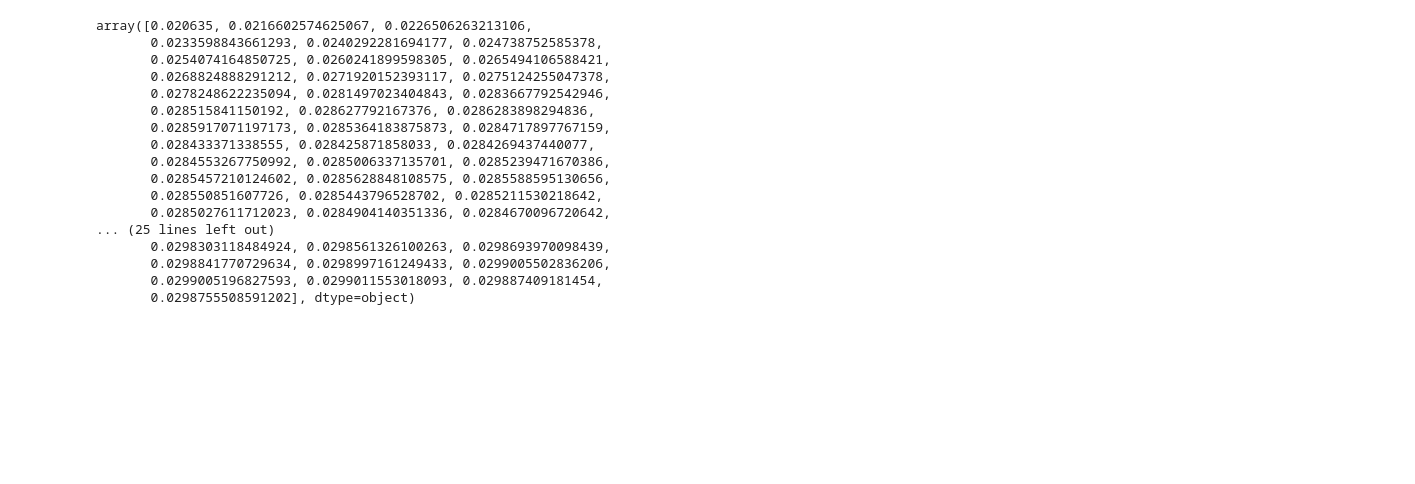
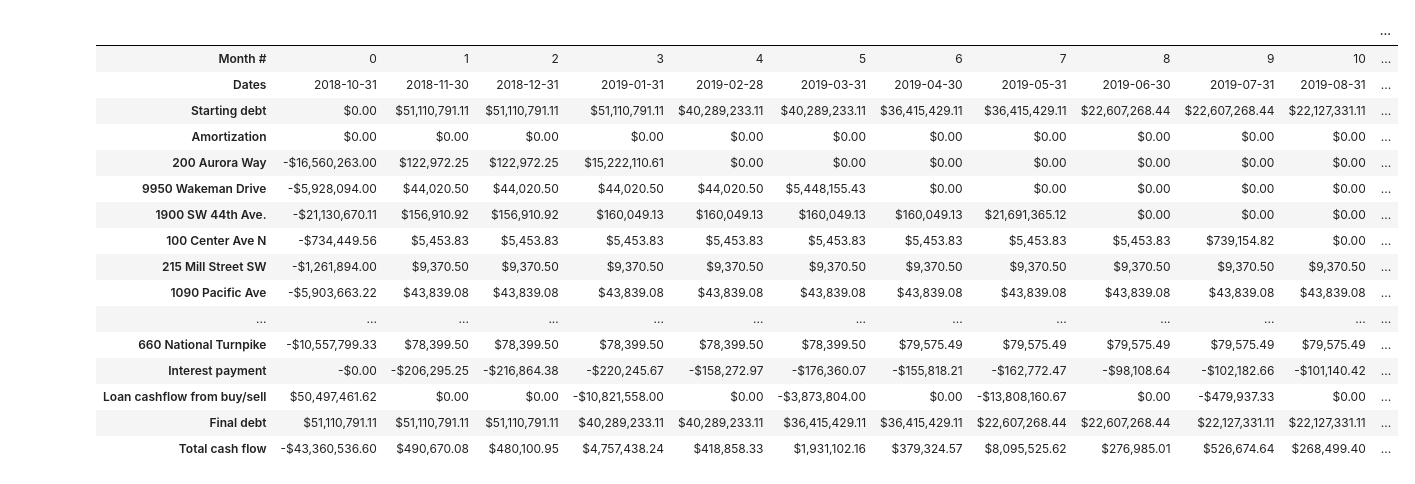
Before and after one commit to ggrillo93/financial-modelling, a Jupyter notebook: Strategic NNN.ipynb, the cells around one changed output. Saved outputs shown, nothing was run; the diff lists cells and outputs as text; code cells hidden in the pictures; blank space fills up the shorter version.

```diff
--- a/Strategic NNN.ipynb
+++ b/Strategic NNN.ipynb
@@ -143,2 +156,2 @@ alldates, amort, propcf, interest, loanpay, debt = portcf(names, sdate, bcaps, s
 # %%
-viewportcf(names, alldates, amort, propcf, interest, loanpay, debt)
+df = viewportcf(names, alldates, amort, propcf, interest, loanpay, debt)
@@ -172,20 +166,0 @@ viewret(*returns(np.array(amort) + np.sum(propcf, axis = 0) + np.array(interest)
-# %%
-libor
-# %% [output]
-array([0.020635, 0.0216602574625067, 0.0226506263213106,
-       0.0233598843661293, 0.0240292281694177, 0.024738752585378,
-       0.0254074164850725, 0.0260241899598305, 0.0265494106588421,
-       0.0268824888291212, 0.0271920152393117, 0.0275124255047378,
-       0.0278248622235094, 0.0281497023404843, 0.0283667792542946,
-       0.028515841150192, 0.028627792167376, 0.0286283898294836,
-       0.0285917071197173, 0.0285364183875873, 0.0284717897767159,
-       0.028433371338555, 0.028425871858033, 0.0284269437440077,
-       0.0284553267750992, 0.0285006337135701, 0.0285239471670386,
-       0.0285457210124602, 0.0285628848108575, 0.0285588595130656,
-       0.028550851607726, 0.0285443796528702, 0.0285211530218642,
-       0.0285027611712023, 0.0284904140351336, 0.0284670096720642,
-... (25 lines left out)
-       0.0298303118484924, 0.0298561326100263, 0.0298693970098439,
-       0.0298841770729634, 0.0298997161249433, 0.0299005502836206,
-       0.0299005196827593, 0.0299011553018093, 0.029887409181454,
-       0.0298755508591202], dtype=object)
@@ -191,0 +169,20 @@ array([0.020635, 0.0216602574625067, 0.0226506263213106,
+# %%
+df
+# %% [output]
+|  |  |  |  |  |  |  |  |  |  |  |  | ... |
+| Month # | 0 | 1 | 2 | 3 | 4 | 5 | 6 | 7 | 8 | 9 | 10 | ... |
+| Dates | 2018-10-31 | 2018-11-30 | 2018-12-31 | 2019-01-31 | 2019-02-28 | 2019-03-31 | 2019-04-30 | 2019-05-31 | 2019-06-30 | 2019-07-31 | 2019-08-31 | ... |
+| Starting debt | $0.00 | $51,110,791.11 | $51,110,791.11 | $51,110,791.11 | $40,289,233.11 | $40,289,233.11 | $36,415,429.11 | $36,415,429.11 | $22,607,268.44 | $22,607,268.44 | $22,127,331.11 | ... |
+| Amortization | $0.00 | $0.00 | $0.00 | $0.00 | $0.00 | $0.00 | $0.00 | $0.00 | $0.00 | $0.00 | $0.00 | ... |
+| 200 Aurora Way | -$16,560,263.00 | $122,972.25 | $122,972.25 | $15,222,110.61 | $0.00 | $0.00 | $0.00 | $0.00 | $0.00 | $0.00 | $0.00 | ... |
+| 9950 Wakeman Drive | -$5,928,094.00 | $44,020.50 | $44,020.50 | $44,020.50 | $44,020.50 | $5,448,155.43 | $0.00 | $0.00 | $0.00 | $0.00 | $0.00 | ... |
+| 1900 SW 44th Ave. | -$21,130,670.11 | $156,910.92 | $156,910.92 | $160,049.13 | $160,049.13 | $160,049.13 | $160,049.13 | $21,691,365.12 | $0.00 | $0.00 | $0.00 | ... |
+| 100 Center Ave N | -$734,449.56 | $5,453.83 | $5,453.83 | $5,453.83 | $5,453.83 | $5,453.83 | $5,453.83 | $5,453.83 | $5,453.83 | $739,154.82 | $0.00 | ... |
+| 215 Mill Street SW | -$1,261,894.00 | $9,370.50 | $9,370.50 | $9,370.50 | $9,370.50 | $9,370.50 | $9,370.50 | $9,370.50 | $9,370.50 | $9,370.50 | $9,370.50 | ... |
+| 1090 Pacific Ave | -$5,903,663.22 | $43,839.08 | $43,839.08 | $43,839.08 | $43,839.08 | $43,839.08 | $43,839.08 | $43,839.08 | $43,839.08 | $43,839.08 | $43,839.08 | ... |
+| ... | ... | ... | ... | ... | ... | ... | ... | ... | ... | ... | ... | ... |
+| 660 National Turnpike | -$10,557,799.33 | $78,399.50 | $78,399.50 | $78,399.50 | $78,399.50 | $78,399.50 | $79,575.49 | $79,575.49 | $79,575.49 | $79,575.49 | $79,575.49 | ... |
+| Interest payment | -$0.00 | -$206,295.25 | -$216,864.38 | -$220,245.67 | -$158,272.97 | -$176,360.07 | -$155,818.21 | -$162,772.47 | -$98,108.64 | -$102,182.66 | -$101,140.42 | ... |
+| Loan cashflow from buy/sell | $50,497,461.62 | $0.00 | $0.00 | -$10,821,558.00 | $0.00 | -$3,873,804.00 | $0.00 | -$13,808,160.67 | $0.00 | -$479,937.33 | $0.00 | ... |
+| Final debt | $51,110,791.11 | $51,110,791.11 | $51,110,791.11 | $40,289,233.11 | $40,289,233.11 | $36,415,429.11 | $36,415,429.11 | $22,607,268.44 | $22,607,268.44 | $22,127,331.11 | $22,127,331.11 | ... |
+| Total cash flow | -$43,360,536.60 | $490,670.08 | $480,100.95 | $4,757,438.24 | $418,858.33 | $1,931,102.16 | $379,324.57 | $8,095,525.62 | $276,985.01 | $526,674.64 | $268,499.40 | ... |
```
Also changed, not shown: parts of 13 cells of this notebook, 9 other files.
